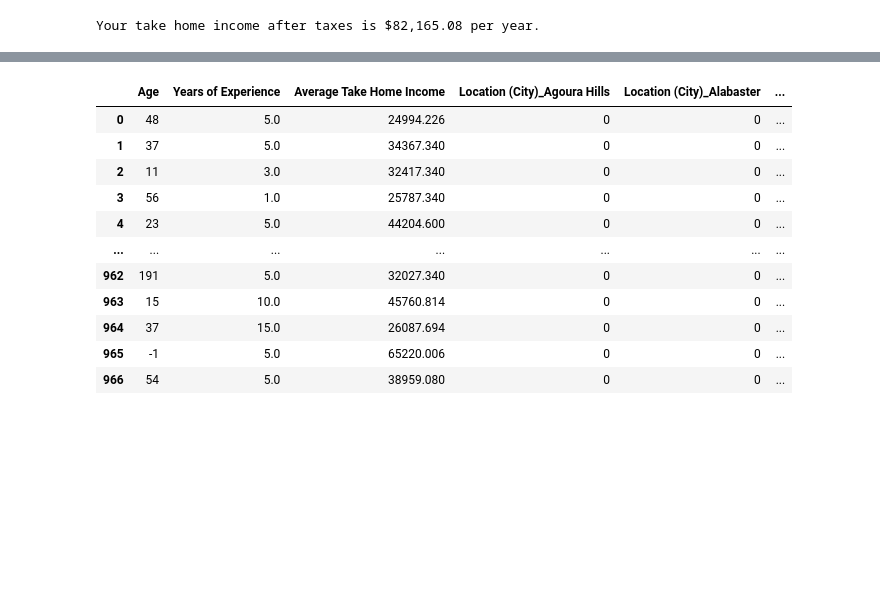
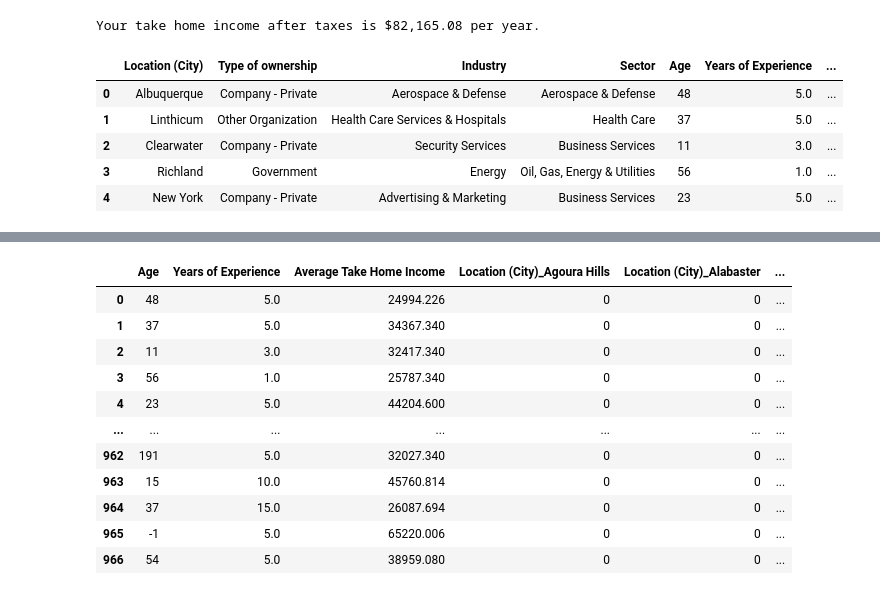
Before and after one commit to CcDenn/Predictive-Modeling-and-Visualizations, a Jupyter notebook: Salary and Living Cost Predictive Model.ipynb, the cells around one changed output, grey strips where cells are left out. Saved outputs shown, nothing was run; the diff lists cells and outputs as text; code cells hidden in the pictures; blank space fills up the shorter version.

```diff
--- a/Salary and Living Cost Predictive Model.ipynb
+++ b/Salary and Living Cost Predictive Model.ipynb
@@ -200,3 +200,15 @@ df_cleaned = df5
 df_minimum_income = df_cleaned.drop(columns={'Rating','Population','Lower Salary','Upper Salary','Average Take Home Income','Maximum Take Home Income'})
 df_maximum_income = df_cleaned.drop(columns={'Rating','Population','Lower Salary','Upper Salary','Average Take Home Income','Minimum Take Home Income'})
 df_average_income = df_cleaned.drop(columns={'Rating','Population','Lower Salary','Upper Salary','Maximum Take Home Income','Minimum Take Home Income'})
+# %%
+data_ori = df_cleaned.drop(columns={'Rating','Population','Lower Salary','Upper Salary','Maximum Take Home Income','Minimum Take Home Income'})
+data_ori.to_csv('ori.csv', index=False)
+# %%
+data_ori.head()
+# %% [output]
+|  | Location (City) | Type of ownership | Industry | Sector | Age | Years of Experience | ... |
+| 0 | Albuquerque | Company - Private | Aerospace & Defense | Aerospace & Defense | 48 | 5.0 | ... |
+| 1 | Linthicum | Other Organization | Health Care Services & Hospitals | Health Care | 37 | 5.0 | ... |
+| 2 | Clearwater | Company - Private | Security Services | Business Services | 11 | 3.0 | ... |
+| 3 | Richland | Government | Energy | Oil, Gas, Energy & Utilities | 56 | 1.0 | ... |
+| 4 | New York | Company - Private | Advertising & Marketing | Business Services | 23 | 5.0 | ... |
```
Also changed, not shown: parts of 16 cells of this notebook, 4 other files.
